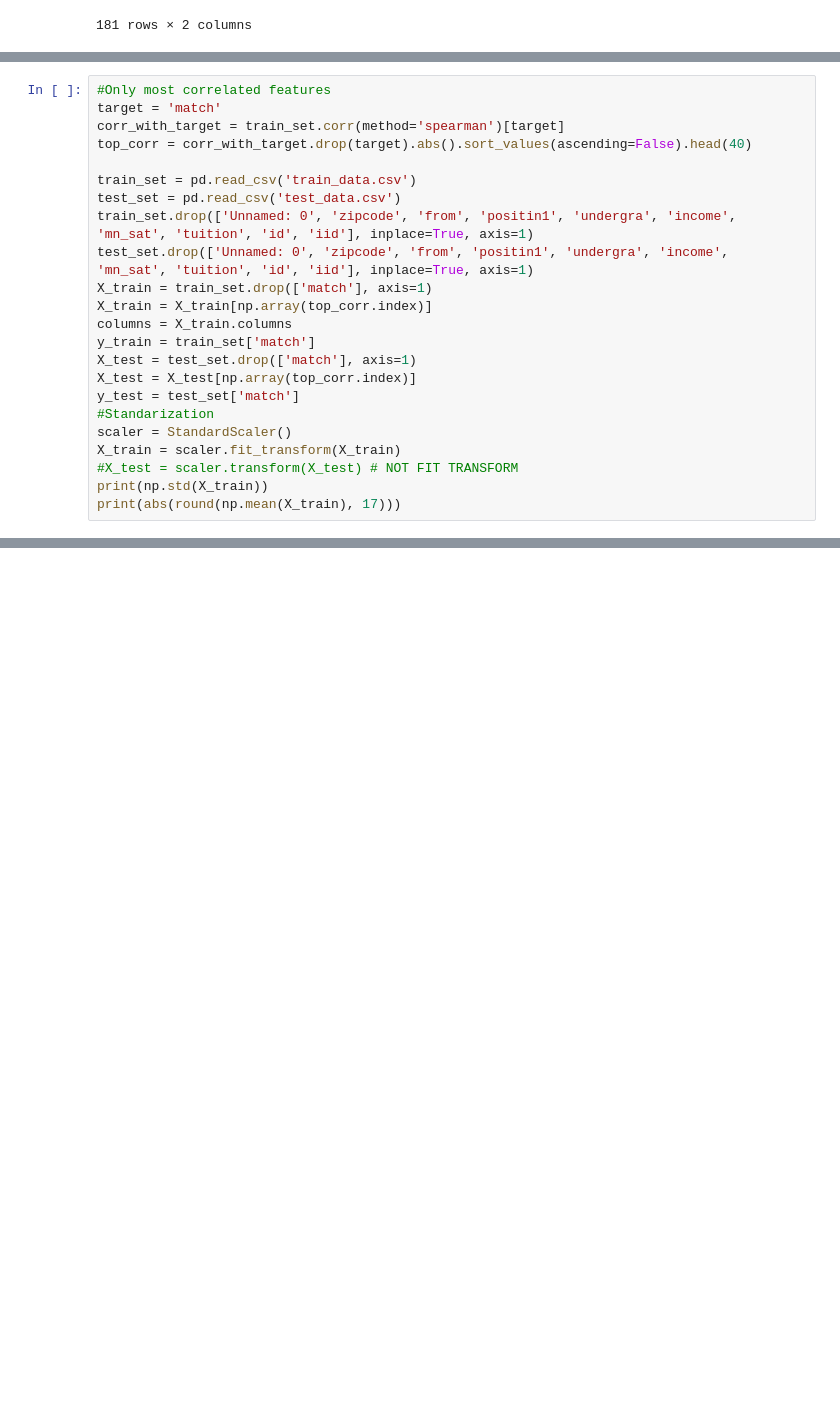
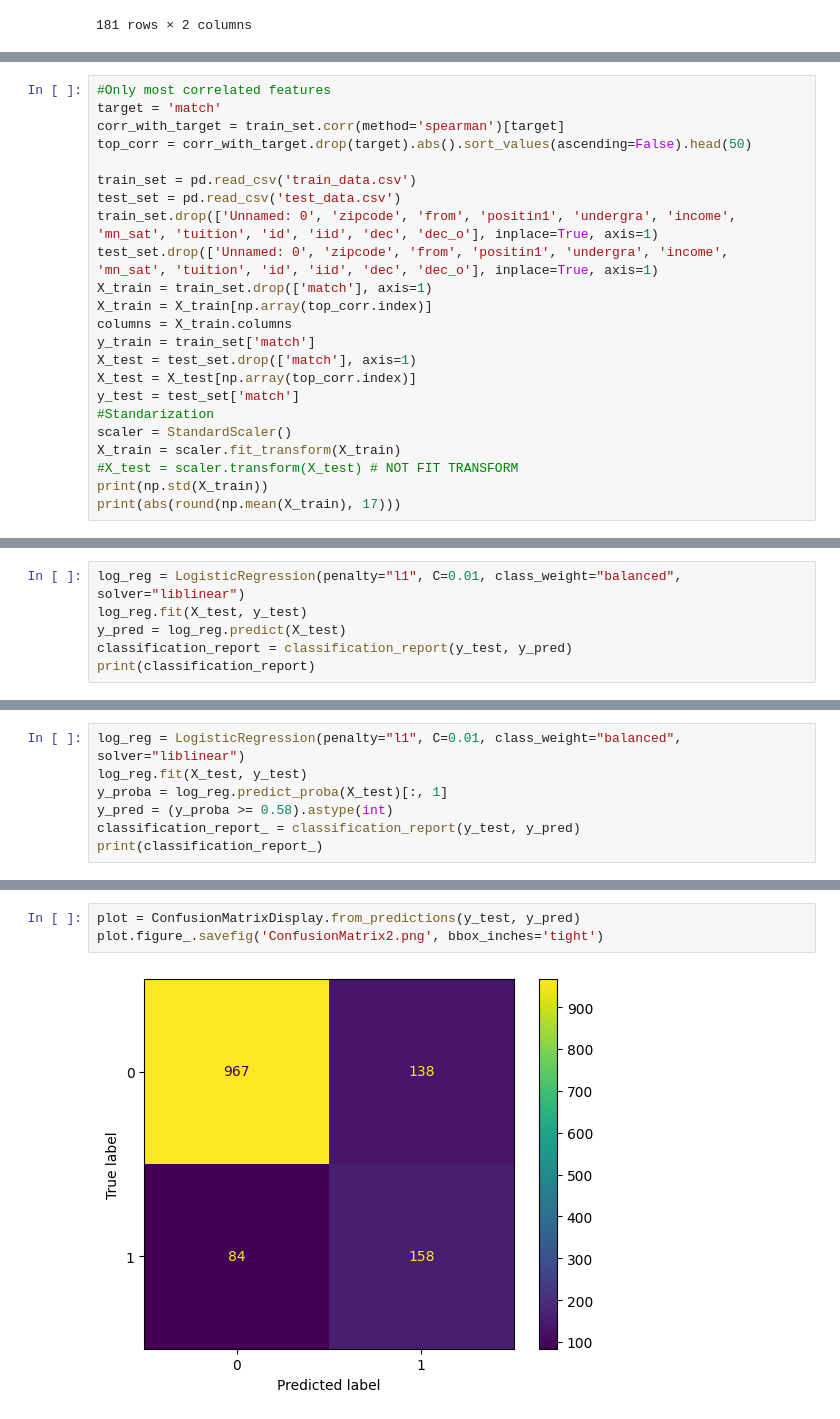
Before and after one commit to julianwasylka/SpeedDatingEDA, a Jupyter notebook: models/logistic_regression.ipynb, the cells around one changed output, grey strips where cells are left out. Saved outputs shown, nothing was run; the diff lists cells and outputs as text; blank space fills up the shorter version.

```diff
--- a/models/logistic_regression.ipynb
+++ b/models/logistic_regression.ipynb
@@ -168,12 +153,12 @@ for mean_score, params in zip(cv_res['mean_test_score'], cv_res['params']):
 #Only most correlated features
 target = 'match'
 corr_with_target = train_set.corr(method='spearman')[target]
-top_corr = corr_with_target.drop(target).abs().sort_values(ascending=False).head(40)
+top_corr = corr_with_target.drop(target).abs().sort_values(ascending=False).head(50)
 
 train_set = pd.read_csv('train_data.csv')
 test_set = pd.read_csv('test_data.csv')
-train_set.drop(['Unnamed: 0', 'zipcode', 'from', 'positin1', 'undergra', 'income', 'mn_sat', 'tuition', 'id', 'iid'], inplace=True, axis=1)
-test_set.drop(['Unnamed: 0', 'zipcode', 'from', 'positin1', 'undergra', 'income', 'mn_sat', 'tuition', 'id', 'iid'], inplace=True, axis=1)
+train_set.drop(['Unnamed: 0', 'zipcode', 'from', 'positin1', 'undergra', 'income', 'mn_sat', 'tuition', 'id', 'iid', 'dec', 'dec_o'], inplace=True, axis=1)
+test_set.drop(['Unnamed: 0', 'zipcode', 'from', 'positin1', 'undergra', 'income', 'mn_sat', 'tuition', 'id', 'iid', 'dec', 'dec_o'], inplace=True, axis=1)
 X_train = train_set.drop(['match'], axis=1)
 X_train = X_train[np.array(top_corr.index)]
 columns = X_train.columns
@@ -189,0 +188,6 @@ print(abs(round(np.mean(X_train), 17)))
+# %%
+log_reg = LogisticRegression(penalty="l1", C=0.01, class_weight="balanced", solver="liblinear")
+log_reg.fit(X_test, y_test)
+y_pred = log_reg.predict(X_test)
+classification_report = classification_report(y_test, y_pred)
+print(classification_report)
@@ -189,0 +203,7 @@ print(abs(round(np.mean(X_train), 17)))
+# %%
+log_reg = LogisticRegression(penalty="l1", C=0.01, class_weight="balanced", solver="liblinear")
+log_reg.fit(X_test, y_test)
+y_proba = log_reg.predict_proba(X_test)[:, 1]
+y_pred = (y_proba >= 0.58).astype(int)
+classification_report_ = classification_report(y_test, y_pred)
+print(classification_report_)
@@ -189,0 +219,5 @@ print(abs(round(np.mean(X_train), 17)))
+# %%
+plot = ConfusionMatrixDisplay.from_predictions(y_test, y_pred)
+plot.figure_.savefig('ConfusionMatrix2.png', bbox_inches='tight')
+# %% [output]
+[figure, added]
```
Also changed, not shown: parts of 12 cells of this notebook, 8 other files.
